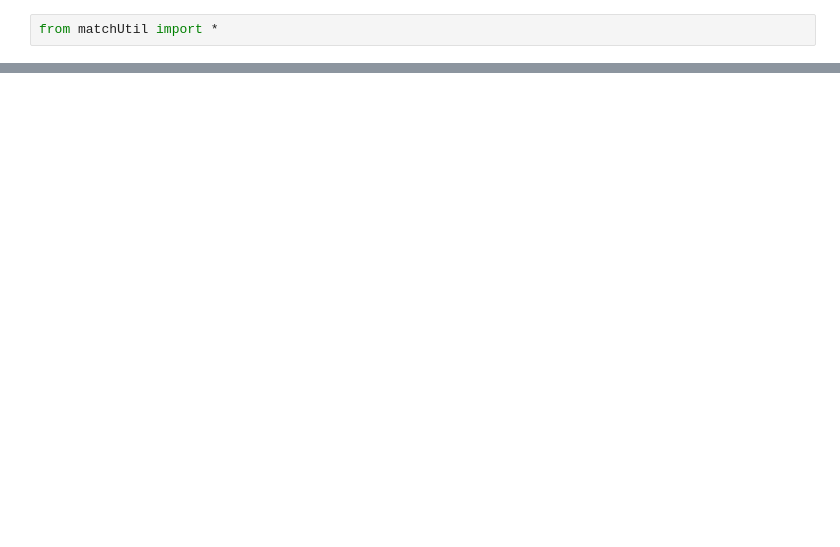
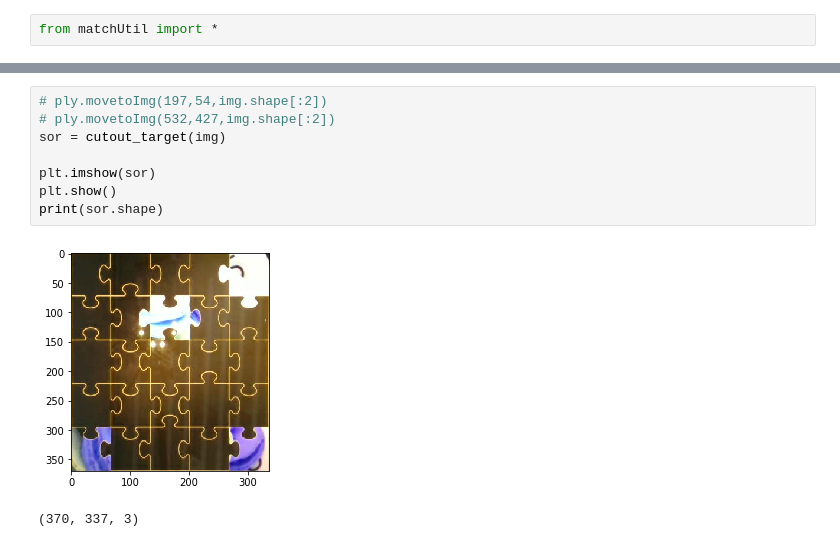
Before and after one commit to yangcyself/JagsawCambot, a Jupyter notebook: pyCyberCtl/Playgame.ipynb, the cells around one changed output, grey strips where cells are left out. Cells and saved outputs as stored; diff of their text form; blank space fills up the shorter version.

```diff
--- a/pyCyberCtl/Playgame.ipynb
+++ b/pyCyberCtl/Playgame.ipynb
@@ -355,0 +530,11 @@ plt.imshow(ply.sourceimage)
+# %%
+# ply.movetoImg(197,54,img.shape[:2])
+# ply.movetoImg(532,427,img.shape[:2])
+sor = cutout_target(img)
+
+plt.imshow(sor)
+plt.show()
+print(sor.shape)
+# %% [output]
+[figure, added]
+(370, 337, 3)
```
Also changed, not shown: parts of 32 cells of this notebook.
